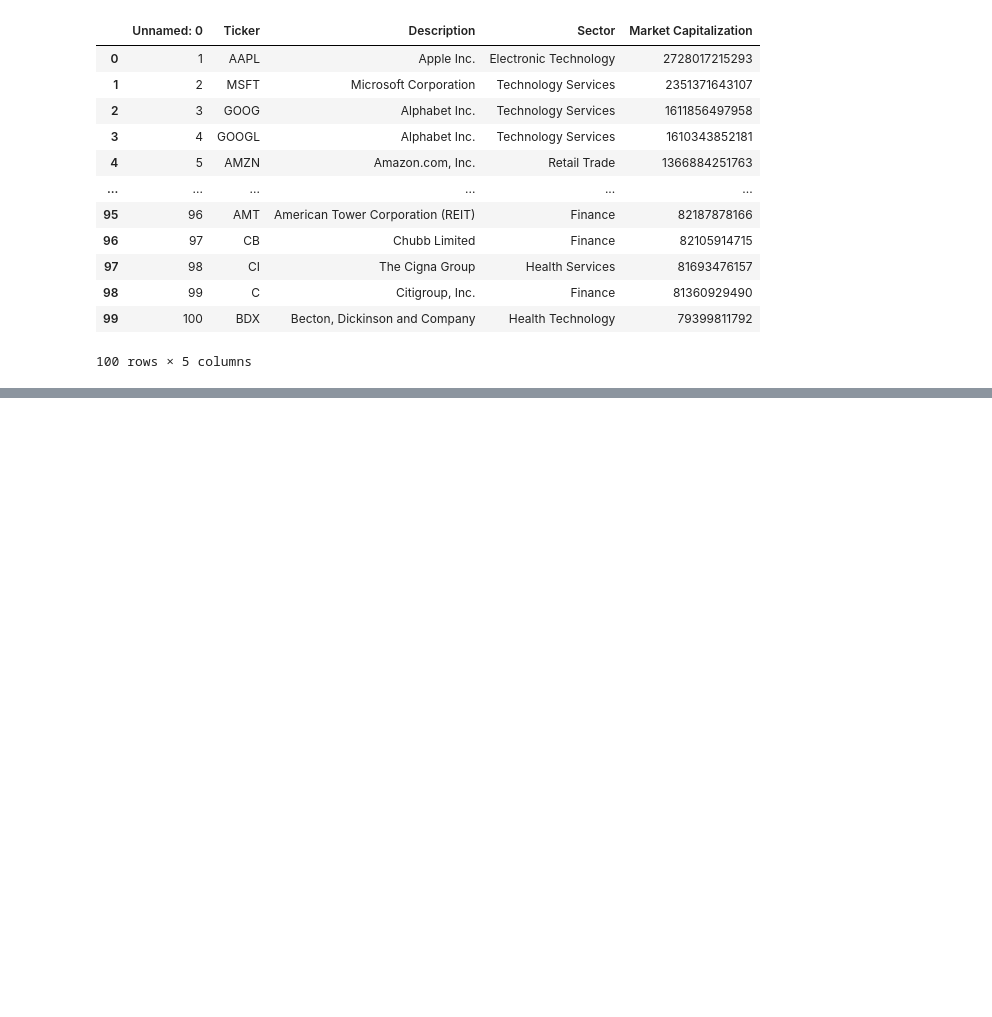
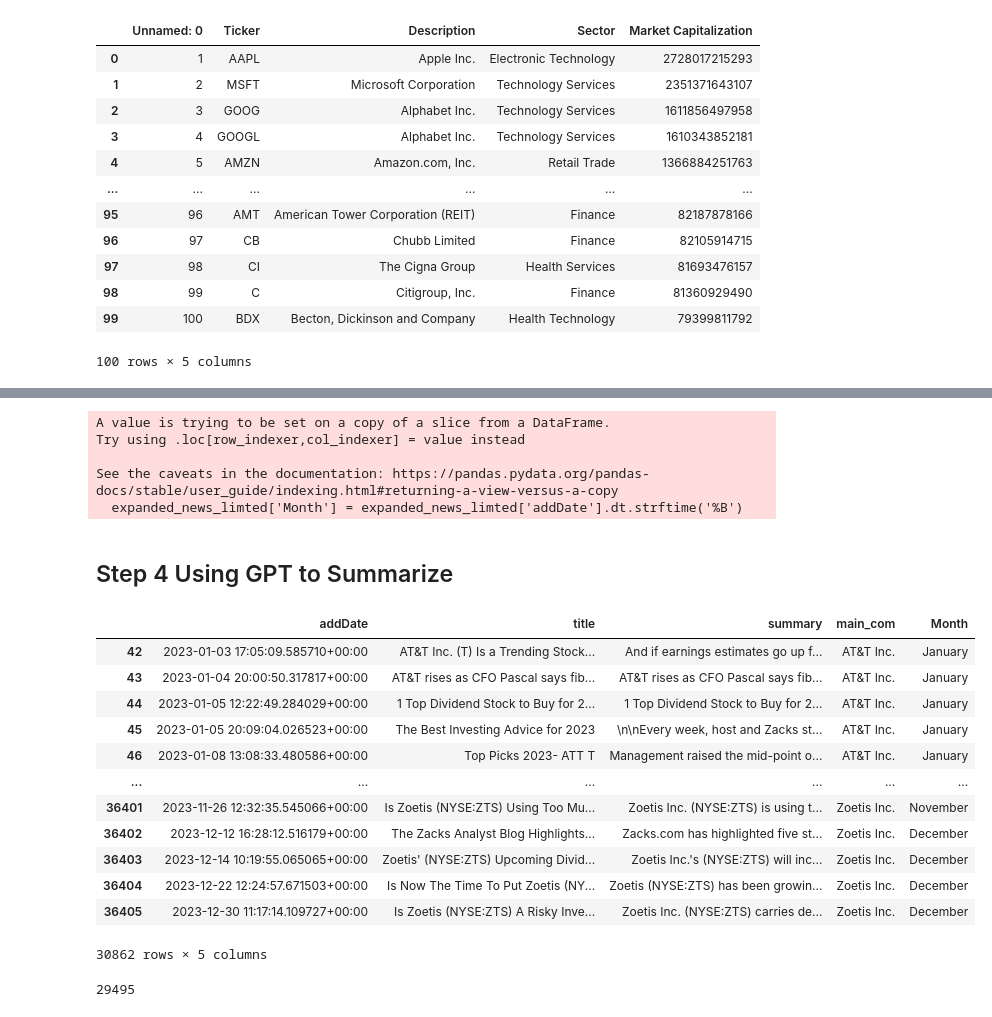
Before and after one commit to Margo-Kim/hacklytics2024_topV_, a Jupyter notebook: 01_Progressive_News.ipynb, the cells around one changed output, grey strips where cells are left out. Drawn from its saved outputs; the diff is of its cells as text; code cells hidden in the pictures; blank space fills up the shorter version.

Commit message:
Finished News Summary for 7 companies

```diff
--- a/01_Progressive_News.ipynb
+++ b/01_Progressive_News.ipynb
@@ -154,0 +176,47 @@ df_top_100
+# %%
+# Sorting the expanded DataFrame alphabetically by the 'main_com' column
+expanded_df['addDate'] = pd.to_datetime(expanded_df['addDate'])
+
+expanded_news = expanded_df.sort_values(by=['main_com', 'addDate'], ascending=[True, True]).reset_index(drop=True)
+# %%
+# limit the data from 2023-01-01 to 2023-12-31 based on addDate column
+expanded_news_limted = expanded_news[(expanded_news['addDate'] >= '2023-01-01') &
+                              (expanded_news['addDate'] <= '2023-12-31')]
+# %%
+expanded_news_limted = expanded_news_limted[['addDate', 'title', 'summary', 'main_com']]
+# %%
+# add a Month column to the expanded_news_limted DataFrame based on the 'addDate' column
+expanded_news_limted['Month'] = expanded_news_limted['addDate'].dt.strftime('%B')
+
+# save to csv
+expanded_news_limted.to_csv('/Users/qlin/Desktop/expanded_news.csv', index=False)
+# %% [output]
+A value is trying to be set on a copy of a slice from a DataFrame.
+Try using .loc[row_indexer,col_indexer] = value instead
+
+See the caveats in the documentation: https://pandas.pydata.org/pandas-docs/stable/user_guide/indexing.html#returning-a-view-versus-a-copy
+  expanded_news_limted['Month'] = expanded_news_limted['addDate'].dt.strftime('%B')
+# %% [markdown]
+## Step 4 Using GPT to Summarize
+# %%
+expanded_news_limted
+# %% [output]
+|  | addDate | title | summary | main_com | Month |
+| 42 | 2023-01-03 17:05:09.585710+00:00 | AT&T Inc. (T) Is a Trending Stock... | And if earnings estimates go up f... | AT&T Inc. | January |
+| 43 | 2023-01-04 20:00:50.317817+00:00 | AT&T rises as CFO Pascal says fib... | AT&T rises as CFO Pascal says fib... | AT&T Inc. | January |
+| 44 | 2023-01-05 12:22:49.284029+00:00 | 1 Top Dividend Stock to Buy for 2... | 1 Top Dividend Stock to Buy for 2... | AT&T Inc. | January |
+| 45 | 2023-01-05 20:09:04.026523+00:00 | The Best Investing Advice for 2023 | \n\nEvery week, host and Zacks st... | AT&T Inc. | January |
+| 46 | 2023-01-08 13:08:33.480586+00:00 | Top Picks 2023- ATT T | Management raised the mid-point o... | AT&T Inc. | January |
+| ... | ... | ... | ... | ... | ... |
+| 36401 | 2023-11-26 12:32:35.545066+00:00 | Is Zoetis (NYSE:ZTS) Using Too Mu... | Zoetis Inc. (NYSE:ZTS) is using t... | Zoetis Inc. | November |
+| 36402 | 2023-12-12 16:28:12.516179+00:00 | The Zacks Analyst Blog Highlights... | Zacks.com has highlighted five st... | Zoetis Inc. | December |
+| 36403 | 2023-12-14 10:19:55.065065+00:00 | Zoetis' (NYSE:ZTS) Upcoming Divid... | Zoetis Inc.'s (NYSE:ZTS) will inc... | Zoetis Inc. | December |
+| 36404 | 2023-12-22 12:24:57.671503+00:00 | Is Now The Time To Put Zoetis (NY... | Zoetis (NYSE:ZTS) has been growin... | Zoetis Inc. | December |
+| 36405 | 2023-12-30 11:17:14.109727+00:00 | Is Zoetis (NYSE:ZTS) A Risky Inve... | Zoetis Inc. (NYSE:ZTS) carries de... | Zoetis Inc. | December |
+30862 rows × 5 columns
+# %%
+# expanded_news_limted data exclude main_com = AT&T Inc.	AbbVie, Abbott Laboratories,Accenture plc, Adobe Inc., Advanced Micro Devices, Inc.
+expanded_news_limted_exclude = expanded_news_limted[~expanded_news_limted['main_com'].isin(['AT&T Inc.', 'AbbVie Inc.', 'Abbott Laboratories','Accenture plc', 'Adobe Inc.', 'Advanced Micro Devices, Inc.'])]
+len(expanded_news_limted_exclude)
+# %% [output]
+29495
```
Also changed, not shown: parts of 27 cells of this notebook.
